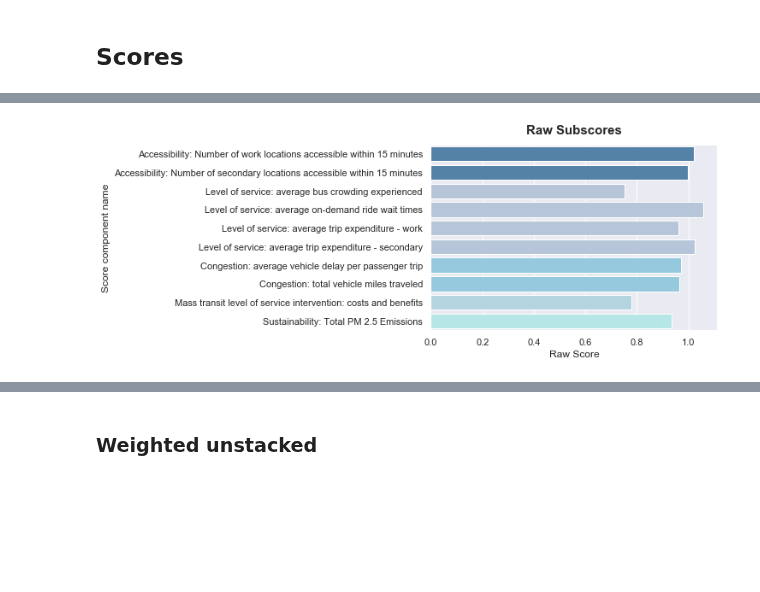
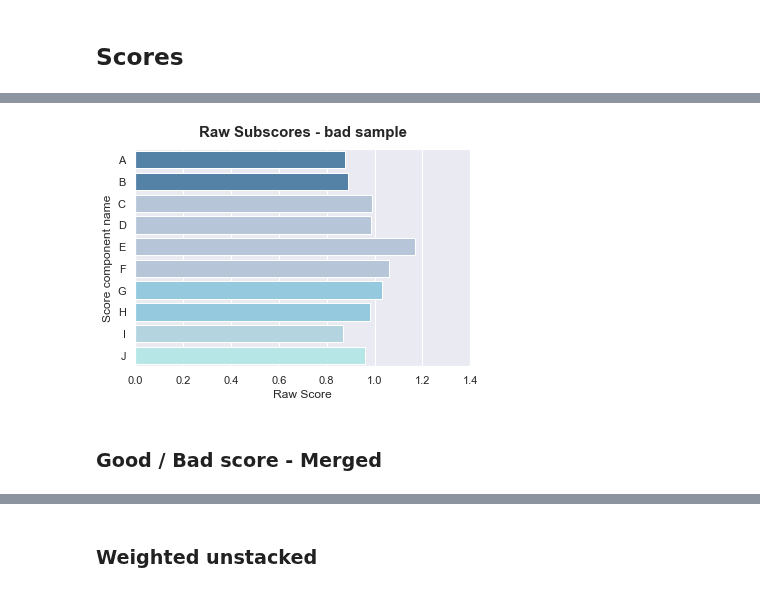
Before and after one commit to bistro-its-berkeley/BISTRO-Starter-Kit, a Jupyter notebook: utilities/Visualization_outputs.ipynb, the cells around one changed output, grey strips where cells are left out. Cells and saved outputs as stored; diff of their text form; code cells hidden in the pictures; blank space fills up the shorter version.

Commit message:
figures - visualization -BAU- Sample1- Sample2

```diff
--- a/utilities/Visualization_outputs.ipynb
+++ b/utilities/Visualization_outputs.ipynb
@@ -31,8 +34,10 @@ sns.set()
 # Define the path of the output folder
 beam_competitions_path = r"/Users/valentinegolfier/Documents/GitHub/BeamCompetitions"
 warm_start_output_path = path.join(beam_competitions_path, r"fixed-data/sioux_faux/bau/warm-start/sioux_faux-15k__warm-start/")
+
 results_random_good_output_path = r"/Users/vgolfi/Documents/Results_Exploration/Exploration_2-random_inputs/host3/output_C9_RS26-9519154u/sioux_faux/sioux_faux-15k__2019-01-31_02-46-02/"
-results_random_bad_output_path = r"/Users/vgolfi/Documents/Results_Exploration/Exploration_2-random_inputs/host7/output_C9_RS10-kby8fqop/sioux_faux/sioux_faux-15k__2019-01-30_17-20-59"
+results_random_bad_output_path = r"/Users/vgolfi/Documents/Results_Exploration/Exploration_2-random_inputs/host7/output_C9_RS10-kby8fqop/sioux_faux/sioux_faux-15k__2019-01-30_17-20-59/"
+
 stats_output_path =path.join(beam_competitions_path, r"fixed-data/sioux_faux/bau/stats")
 # %%
 #SummaryStats
@@ -58,6 +597,0 @@ scores_data_random_bad = path.join(results_random_bad_output_path,"competition/s
-# %%
-scores_data = scores_data_random_good
-scores = pd.read_csv(scores_data)
-scores = scores.loc[:,["Component Name","Raw Score"]]
-scores = scores.drop(index = 10, axis = 0)
-scores
@@ -123,11 +621,18 @@ scores_test
+# %%
+raw_scores_random_good = prepare_raw_scores_to_plot(scores_data_random_good)
+raw_scores_random_bad = prepare_raw_scores_to_plot(scores_data_random_bad)
 # %%
-sns.barplot(x="Raw Score", y="Component Name", data=scores, palette=['steelblue', 'steelblue','lightsteelblue',
+sns.barplot(x="Raw Score", y="Subscores", data=raw_scores_random_bad, palette=['steelblue', 'steelblue','lightsteelblue',
                                                 'lightsteelblue', 'lightsteelblue','lightsteelblue','skyblue','skyblue',
                                                                           'lightblue','paleturquoise' ])
 plt.yticks(fontsize = 11)
 plt.xlabel("Raw Score")
 plt.ylabel("Score component name")
-plt.title("Raw Subscores", fontweight = "bold", pad=12, fontsize = 15)
+plt.xlim(xmax = 1.4)
+plt.title("Raw Subscores - bad sample", fontweight = "bold", pad=12, fontsize = 15)
+plt.savefig("Raw_Subscores-Bad_sample")
 plt.show()
 # %% [output]
-[figure, old version]
+[figure, new version]
+# %% [markdown]
+### Good / Bad score - Merged
```
Also changed, not shown: parts of 53 cells of this notebook, 26 other files.
